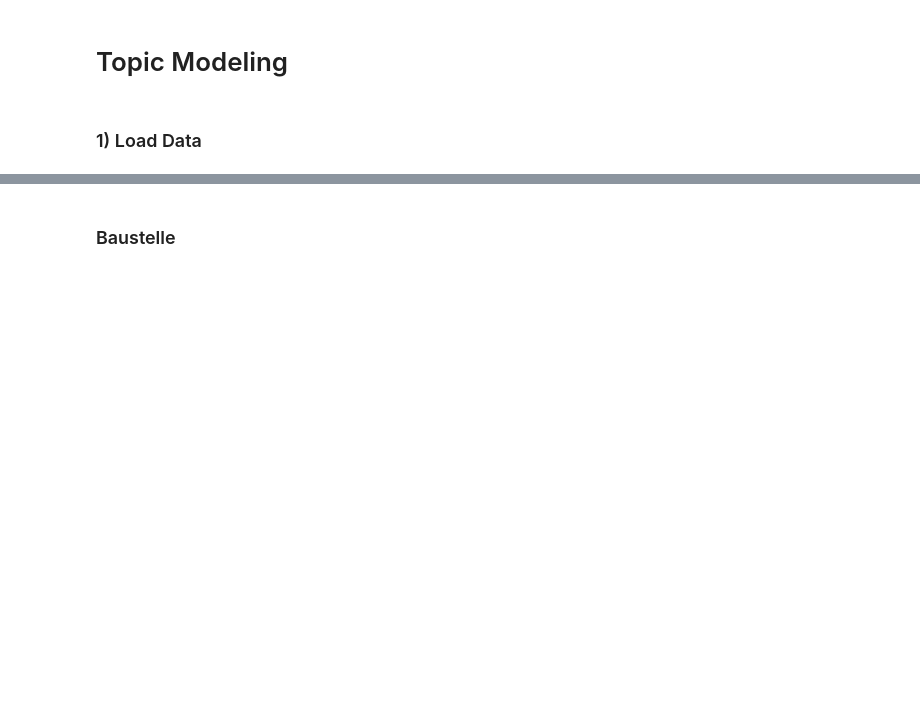
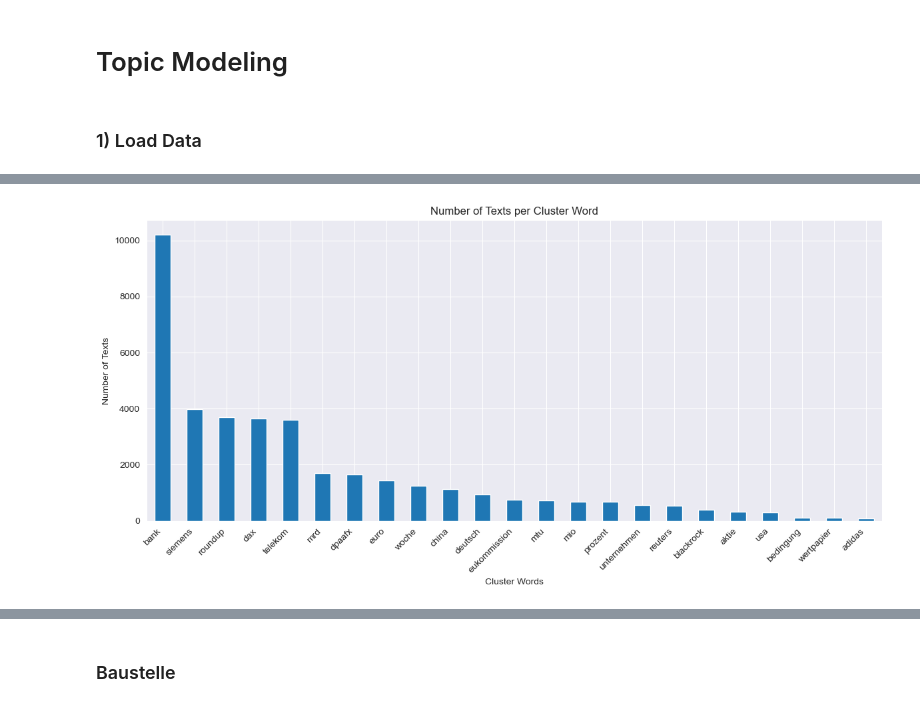
Before and after one commit to M-Mcknsn/NAK-Text-Analytics, a Jupyter notebook: src/topic_modeling.ipynb, the cells around one changed output, grey strips where cells are left out. Cells and saved outputs as stored; diff of their text form; code cells hidden in the pictures; blank space fills up the shorter version.

```diff
--- a/src/topic_modeling.ipynb
+++ b/src/topic_modeling.ipynb
@@ -69 +75,5 @@ print(df[['Cleaned_Text', 'dominant_topic']])
+# %%
+# Create LDA-model
+lda_model = LatentDirichletAllocation(n_components=100, random_state=42)
+lda_topic_matrix = lda_model.fit_transform(count_matrix)
 # %%
@@ -105,0 +149,42 @@ df.to_excel('data//transfer//topic_modeling_v1.xlsx', index=False)
+# %%
+# Assign cluster labels to the DataFrame
+df['cluster'] = texte_cluster
+# Group the DataFrame by cluster and find the most frequent dominant_topic for each cluster
+cluster_topics = df.groupby('cluster')['dominant_topic'].apply(lambda x: x.value_counts().idxmax())
+
+# Find the next most frequent dominant_topic if the current value is already in cluster_topics
+for cluster, current_dominant_topic in cluster_topics.items():
+    count = 1
+    while current_dominant_topic in cluster_topics.values:
+        next_dominant_topic = df[df['cluster'] == cluster]['dominant_topic'].value_counts().index[count % len(df[df['cluster'] == cluster]['dominant_topic'].value_counts())]
+        current_dominant_topic = next_dominant_topic
+        count += 1
+
+        # If no free dominant_topic is available, take the most frequent dominant_topic
+        if count > len(df[df['cluster'] == cluster]['dominant_topic'].value_counts()):
+            current_dominant_topic = df[df['cluster'] == cluster]['dominant_topic'].value_counts().idxmax()
+            break
+
+    cluster_topics[cluster] = current_dominant_topic
+
+# Map cluster labels to the unique dominant_topic for each cluster
+df['cluster_topic'] = df['cluster'].map(cluster_topics)
+# Extract cluster words for each cluster_topic
+df['cluster_words'] = df['cluster_topic'].apply(lambda x: topic_words[x][0])
+df.to_csv('data//transfer//topic_modeling.csv', index=False)
+df.to_excel('data//transfer//topic_modeling.xlsx', index=False)
+# %%
+# Bar Chart
+# Zählen Sie die Häufigkeit jeder cluster_words
+word_counts = df['cluster_words'].value_counts()
+
+# Erstellen Sie ein Balkendiagramm
+plt.figure(figsize=(12, 6))
+word_counts.plot(kind='bar')
+plt.xlabel('Cluster Words')
+plt.ylabel('Number of Texts')
+plt.xticks(rotation=45, ha='right')
+plt.tight_layout()
+plt.show()
+# %% [output]
+[figure, added]
```
Also changed, not shown: parts of 17 cells of this notebook, 3 other files.
